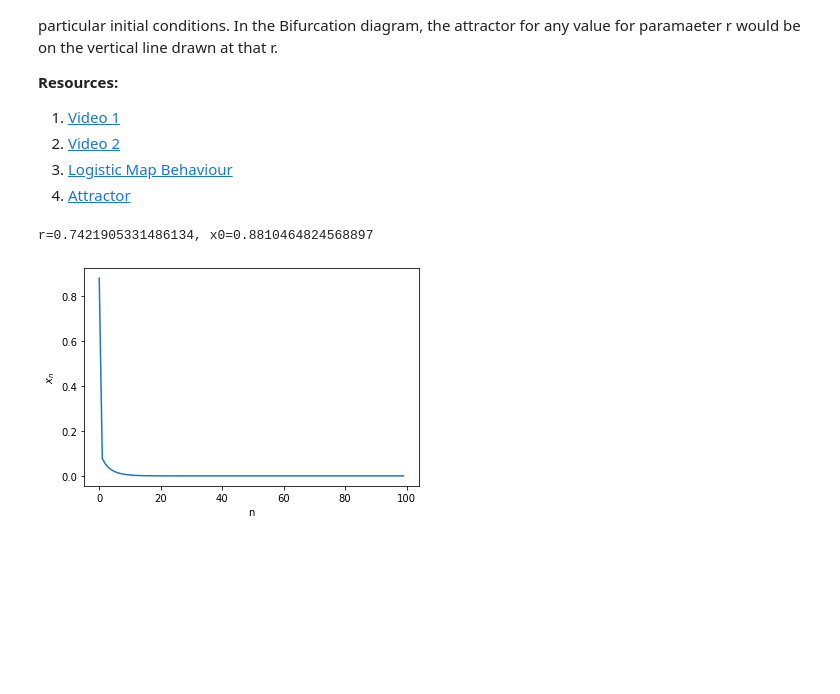
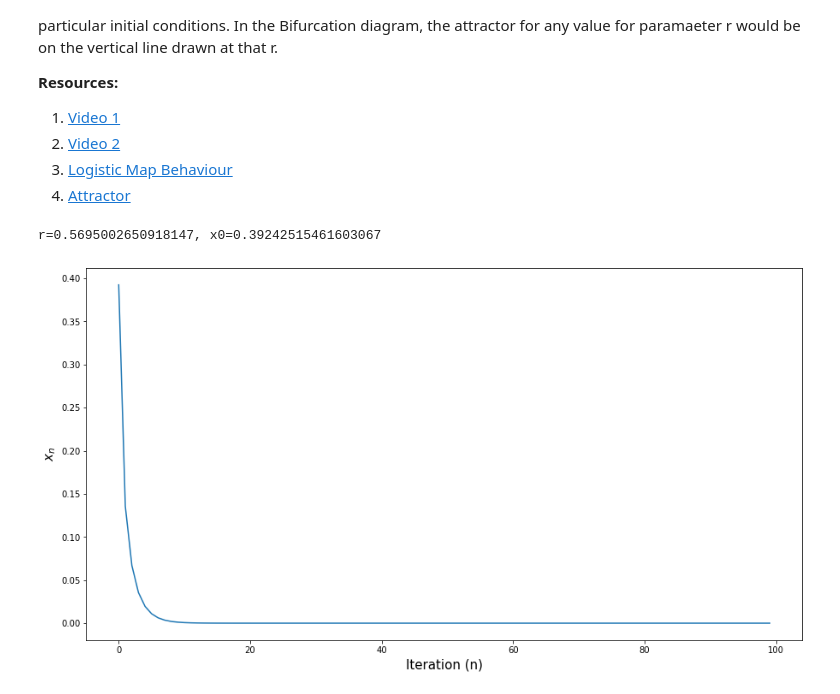
Before and after one commit to cb-ds-1/m1-3-math-functions, a Jupyter notebook: Workshop Functions.ipynb, the cells around one changed output. Cells and saved outputs as stored; diff of their text form; code cells hidden in the pictures; blank space fills up the shorter version.

Commit message:
added gitignore and resized graphs

```diff
--- a/Workshop Functions.ipynb
+++ b/Workshop Functions.ipynb
@@ -322,19 +322,22 @@ __Resources:__
 # %%
 import matplotlib.pyplot as plt
 
 # for r < 3, x always approaches a fixed point
 
 r = uniform(0,3,1)[0]
 x0 = uniform(0,1,1)[0]
 n = 100
+
 x_axis = list(range(n))
 y_axis = logistic_n_times(x0,logistic,r,n)
-plt.plot(x_axis,y_axis)
-plt.xlabel('n')
-plt.ylabel(r'$x_{n}$')
+
+fig, axes = plt.subplots(figsize = (15,8))
+axes.set_xlabel('Iteration (n)', fontsize = 15)
+axes.set_ylabel(r'$x_{n}$', fontsize = 15)
+axes.plot(x_axis,y_axis)
 print(f"r={r}, x0={x0}")
 # %% [output]
-r=0.7421905331486134, x0=0.8810464824568897
+r=0.5695002650918147, x0=0.39242515461603067
-[figure, old version]
+[figure, new version]
 # %%
 # for 3 <= r <= 3.4495, x approaches 2 fixed points and then oscilates between them
```
Also changed, not shown: parts of 6 cells of this notebook, 1 other file.
